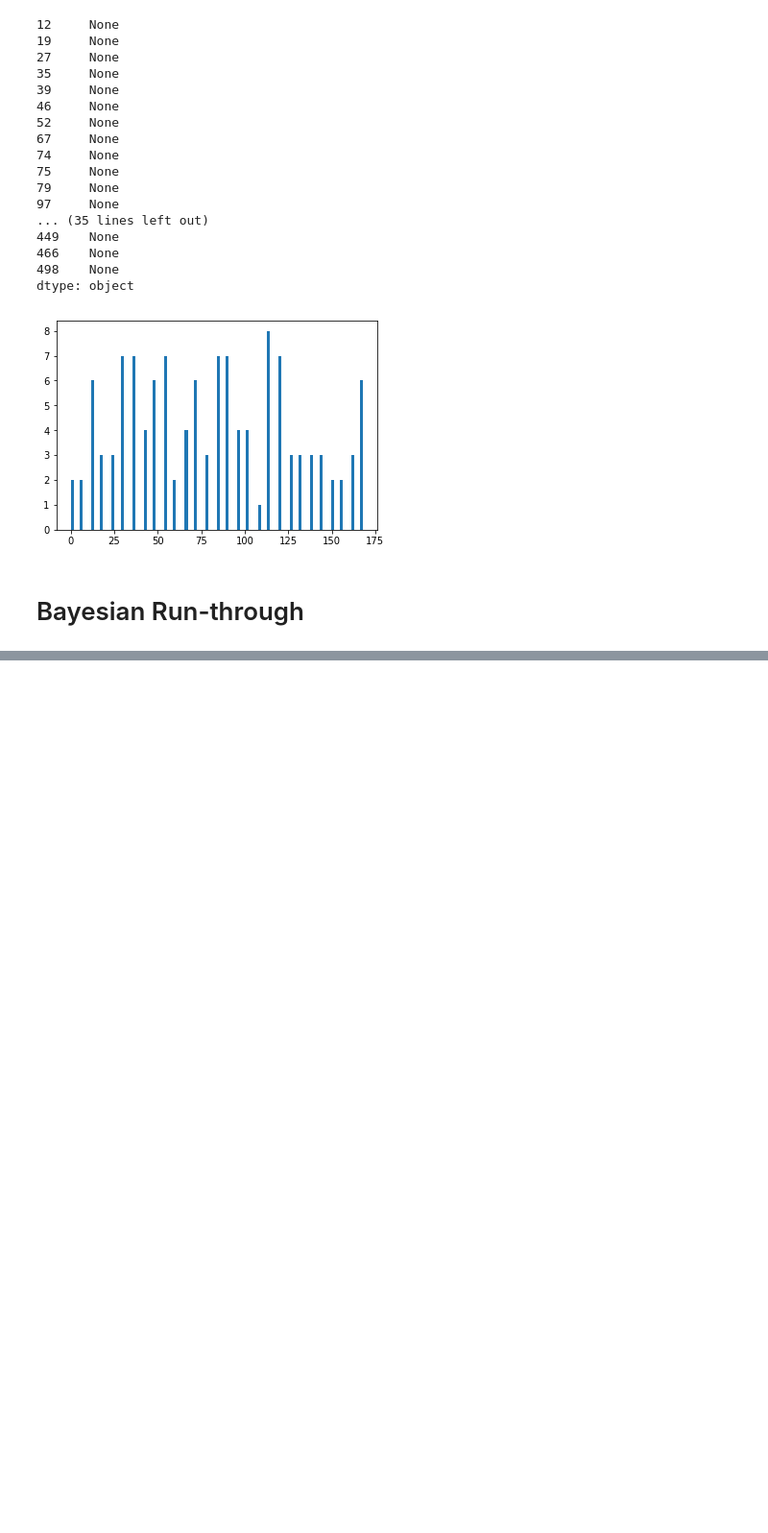
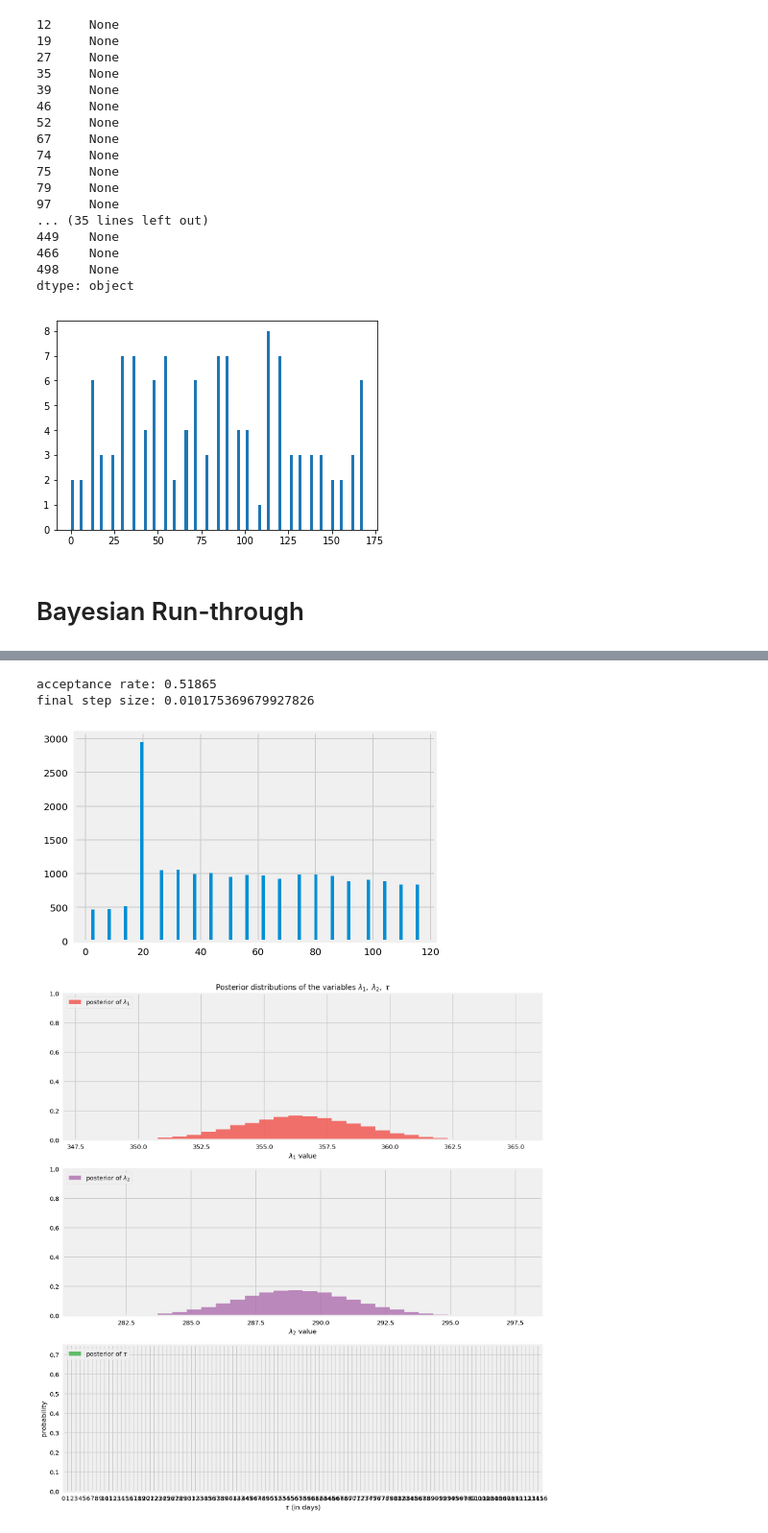
Before and after one commit to ismith1024/Udacity_Capstone, a Jupyter notebook: Starbucks_Capstone_notebook.ipynb, the cells around one changed output, grey strips where cells are left out. Shown: that part at 96% size. Drawn from its saved outputs; the diff is of its cells as text; code cells hidden in the pictures; blank space fills up the shorter version.

```diff
--- a/Starbucks_Capstone_notebook.ipynb
+++ b/Starbucks_Capstone_notebook.ipynb
@@ -1040,0 +1220,24 @@ plt.legend(loc="upper left");
+# %%
+transactions = []
+
+user_query = list(profile[profile['gender'] == 'M']['id'])
+
+offer_id = portfolio.loc[8, 'id']
+offer_duration_days = portfolio.loc[8, 'duration']
+offer_duration_hours = 24 * offer_duration_days
+
+#lookup the users who received the offer and the start time
+#transcript[(transcript['offer_id'] == str(offer_id)) & (transcript['person'] in user_query) ]
+
+demo_df = transcript.query('offer_id == @offer_id & person in @user_query')
+demo_df.apply(get_transacts, axis = 1)
+
+transaction_times = [i[0] for i in transactions]
+plt.hist(transaction_times, bins = 100)
+
+evaluate_bayesian(transaction_times)
+# %% [output]
+acceptance rate: 0.51865
+final step size: 0.010175369679927826
+[figure, added]
+[figure, added]
```
Also changed, not shown: parts of 11 cells of this notebook.
